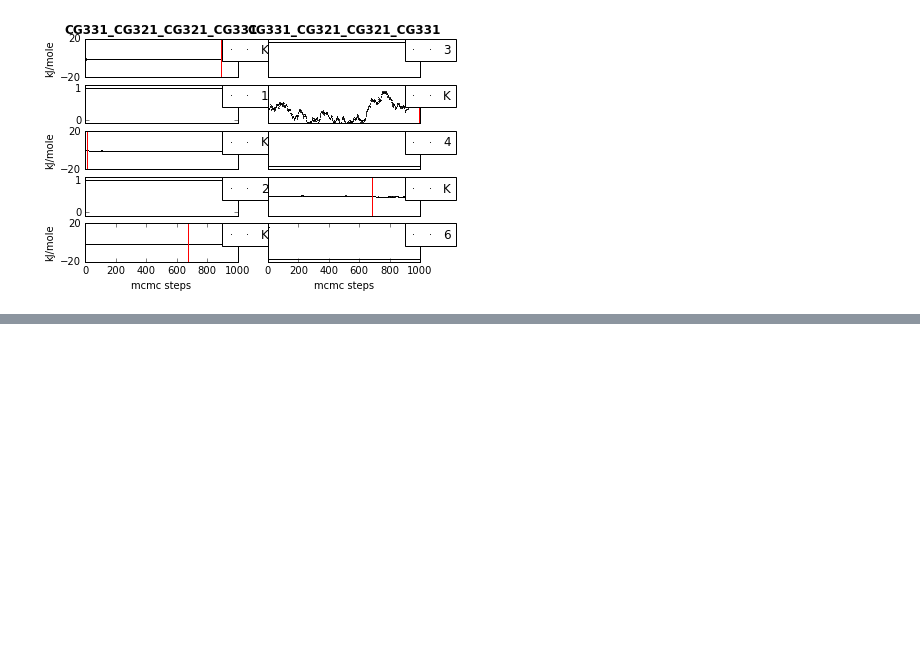
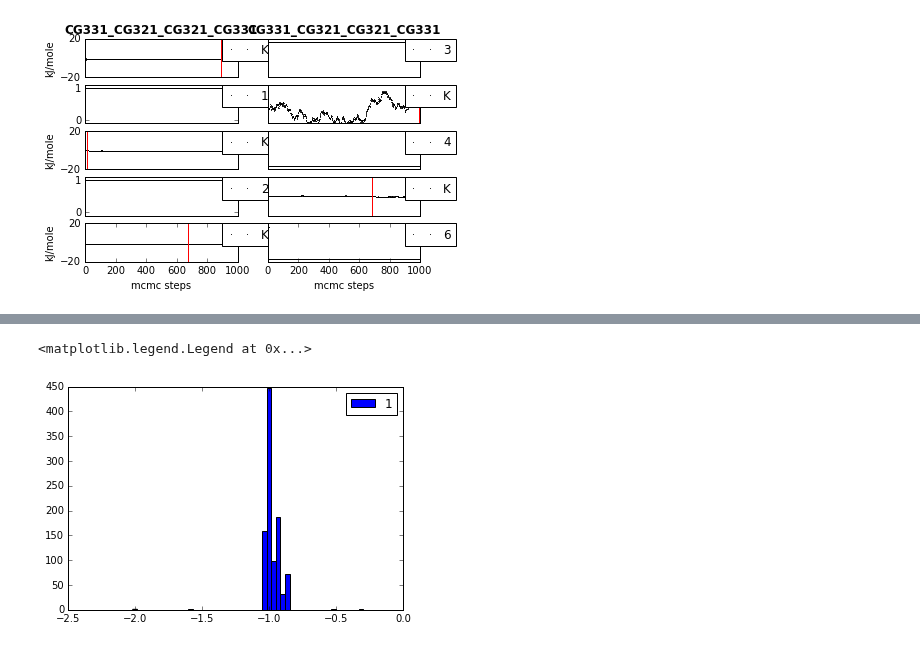
Before and after one commit to choderalab/torsionfit, a Jupyter notebook: examples/butane/diff_potential/Mult_on.ipynb, the cells around one changed output, grey strips where cells are left out. Cells and saved outputs as stored; diff of their text form; code cells hidden in the pictures; blank space fills up the shorter version.

```diff
--- a/examples/butane/diff_potential/Mult_on.ipynb
+++ b/examples/butane/diff_potential/Mult_on.ipynb
@@ -129,0 +128,6 @@ plots.marg_mult?
+# %%
+plt.hist(sampler.trace('CG331_CG321_CG321_CG331_1_K')[:], bins=50, label='1')
+plt.legend()
+# %% [output]
+<matplotlib.legend.Legend at 0x...>
+[figure, added]
```
Also changed, not shown: parts of 6 cells of this notebook.
